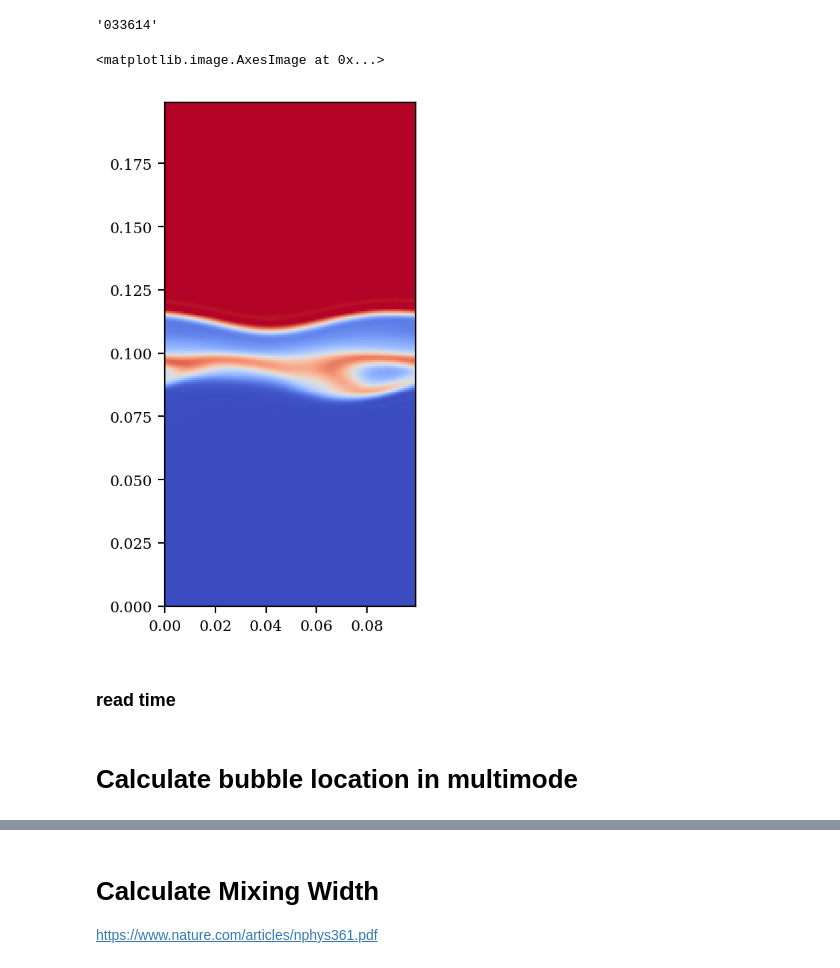
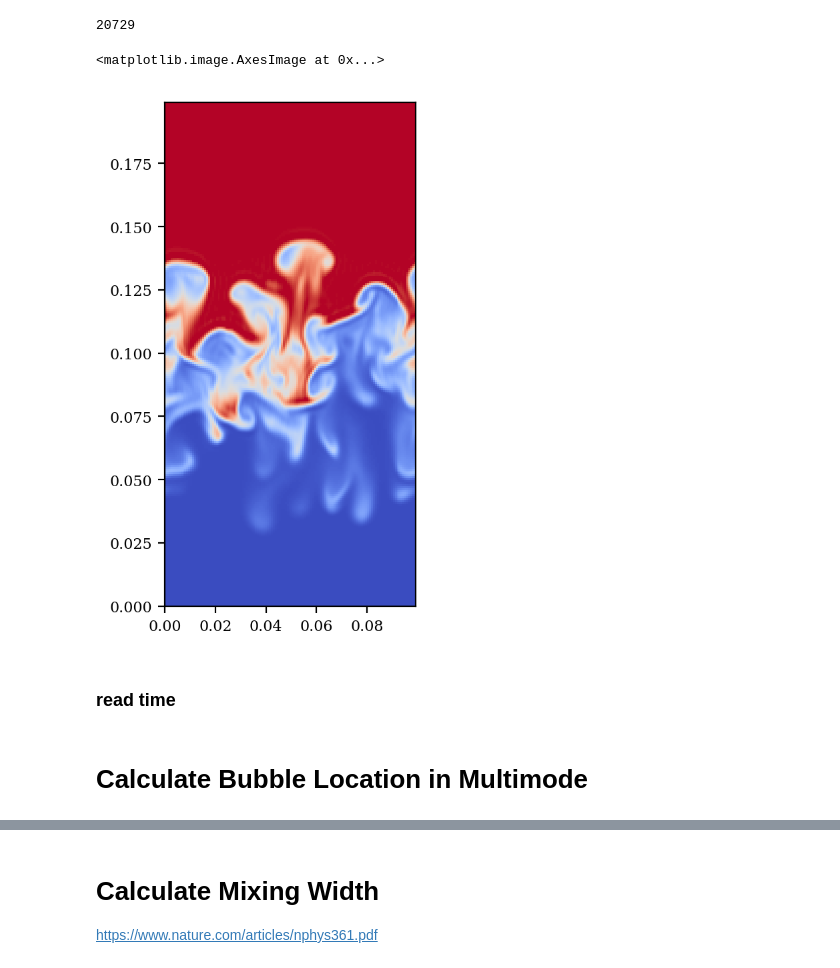
Before and after one commit to xinbian/RTMixEnstrophy, a Jupyter notebook: bubVel.ipynb, the cells around one changed output, grey strips where cells are left out. Cells and saved outputs as stored; diff of their text form; code cells hidden in the pictures.

```diff
--- a/bubVel.ipynb
+++ b/bubVel.ipynb
@@ -43,24 +43,24 @@ for i in range(totalsteps/specout):
     step.append(str((i+1)*specout).zfill(6))
 
 istep = str(totalsteps).zfill(6)
-istep
+totalsteps
 # %% [output]
-'033614'
+20729
 # %%
 mylist = ['Fields/','Prho','/','020000']
 filepath = delimiter.join(mylist)
 databk = h5file.get(filepath)
 rho = np.array(databk)
-rho = np.transpose(rho[:,0,:])
+rho = np.transpose(rho[:,:,50])
 rho = np.transpose(np.reshape(rho, (ny,nz)))
 
 fig_pi = plt.figure(1, figsize = (5*1.214,5.0), dpi=200)
 plt.rc('font', family='serif', size=8)
 plt.imshow(rho, origin='none', extent=horizon_lim+vert_lim, aspect=1,
            cmap='coolwarm',vmin=rho_l,vmax=rho_h)
 # %% [output]
 <matplotlib.image.AxesImage at 0x...>
-[figure, old version]
+[figure, new version]
 # %% [markdown]
 ### read time
 # %%
@@ -72,6 +72,6 @@ for x in step:
     index += 1
 # %% [markdown]
-# Calculate bubble location in multimode
+# Calculate Bubble Location in Multimode
 # %%
 bub_loc = np.zeros(len(step))
 
```
Also changed, not shown: parts of 6 cells of this notebook.
